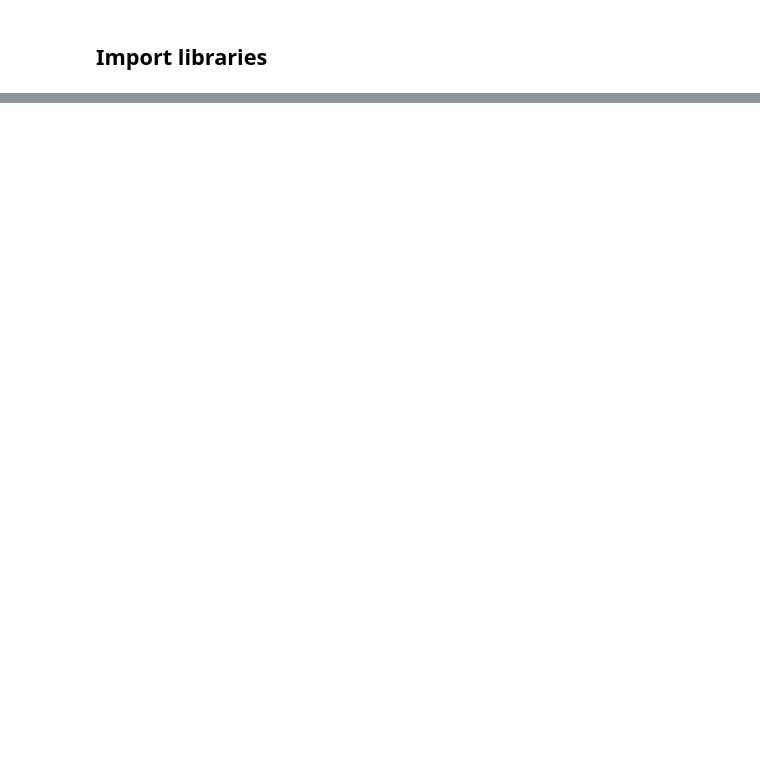
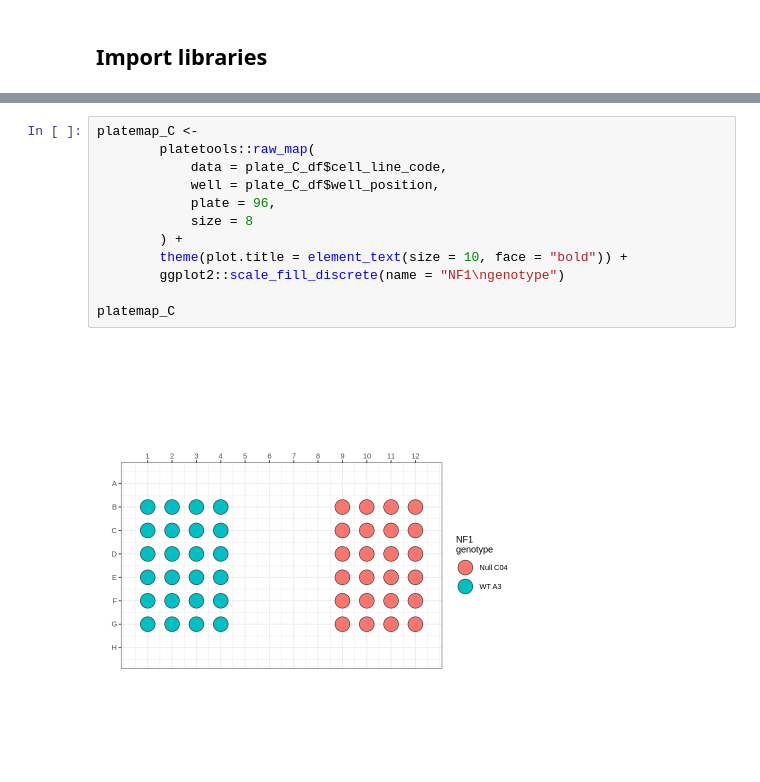
Before and after one commit to mtalbot-texas/nf1_schwann_cell_morphology_signature, a Jupyter notebook: 4.figures/supp_figure_2/supp_figure_2.ipynb, the cells around one changed output, grey strips where cells are left out. Drawn from its saved outputs; the diff is of its cells as text; blank space fills up the shorter version.

```diff
--- a/4.figures/supp_figure_2/supp_figure_2.ipynb
+++ b/4.figures/supp_figure_2/supp_figure_2.ipynb
@@ -269,0 +135,14 @@ genotype_corr_gg
+# %%
+platemap_C <-
+        platetools::raw_map(
+            data = plate_C_df$cell_line_code,
+            well = plate_C_df$well_position,
+            plate = 96,
+            size = 8
+        ) +
+        theme(plot.title = element_text(size = 10, face = "bold")) +
+        ggplot2::scale_fill_discrete(name = "NF1\ngenotype")
+
+platemap_C
+# %% [output]
+[figure, added]
```
Also changed, not shown: parts of 22 cells of this notebook, 18 other files.
